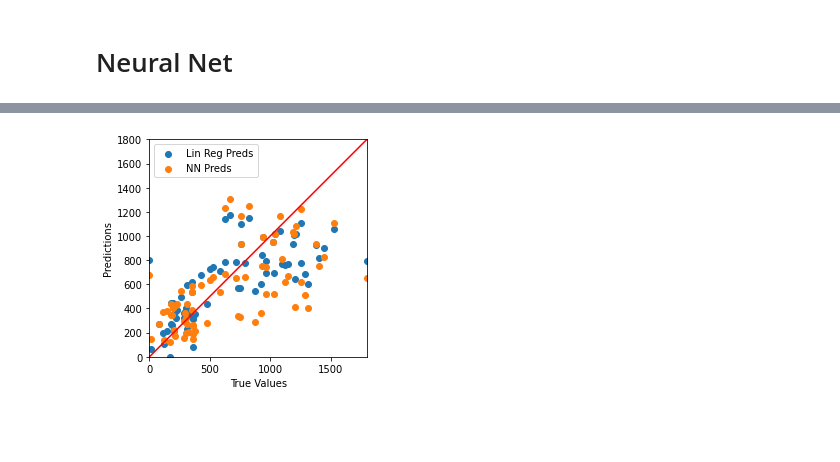
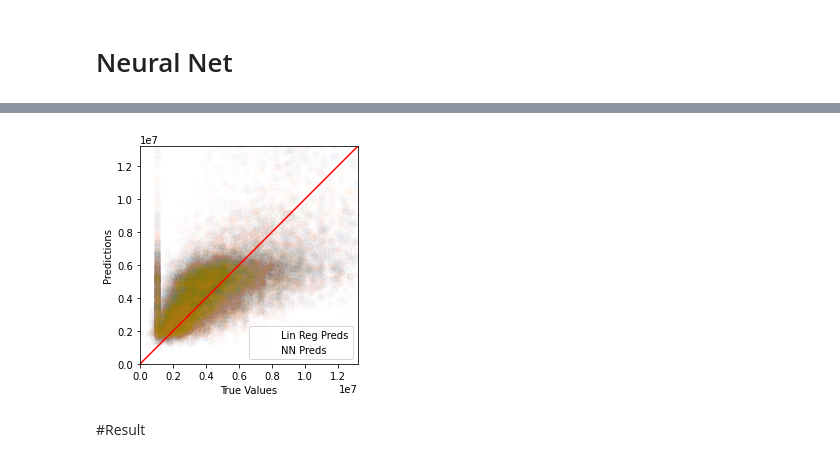
Before and after one commit to kristevalex/jupyterlab-tutorial, a Jupyter notebook: regression.ipynb, the cells around one changed output, grey strips where cells are left out. Drawn from its saved outputs; the diff is of its cells as text; code cells hidden in the pictures; blank space fills up the shorter version.

```diff
--- a/regression.ipynb
+++ b/regression.ipynb
@@ -48,5 +189,5 @@ for label in df.columns[1:]:
 # %%
-df = df.drop(["wind", "visibility", "functional"], axis=1)
+df.drop(["wind", "visibility", "functional"], axis=1)
 # %%
 df.head()
 # %% [output]
@@ -198,5 +361,5 @@ plt.show()
 # %%
-all_normalizer = tf.keras.layers.Normalization(input_shape=(6,), axis=-1)
+all_normalizer = tf.keras.layers.Normalization(input_shape=(len(X_train_all[0]),), axis=-1)
 all_normalizer.adapt(X_train_all)
 # %%
 nn_model = tf.keras.Sequential([
@@ -210,7 +375,7 @@ nn_model.compile(optimizer=tf.keras.optimizers.Adam(learning_rate=0.001), loss='
 history = nn_model.fit(
     X_train_all, y_train_all,
     validation_data=(X_val_all, y_val_all),
-    verbose=0, epochs=100
+    verbose=0, epochs=15
 )
 # %%
 plot_loss(history)
@@ -218,0 +384,33 @@ plot_loss(history)
+# %%
+bestnn = None
+minerr = float('inf')
+
+for layersnum in range(2, 5):
+  for layersize in [16, 32, 64]:
+    for lr in [0.01, 0.02, 0.04, 0.1, 0.2, 0.4]:
+      for iters in range(10, 35, 3):
+        layers = [all_normalizer]
+        for i in range(layersnum):
+          layers.append(tf.keras.layers.Dense(layersize, activation='relu'))
+        layers.append(tf.keras.layers.Dense(1))
+        nn_model = tf.keras.Sequential(layers)
+        nn_model.compile(optimizer=tf.keras.optimizers.Adam(learning_rate=lr), loss='mean_squared_error')
+
+
+        history = nn_model.fit(
+            X_train_all, y_train_all,
+            validation_data=(X_val_all, y_val_all),
+            verbose=0, epochs=iters
+        )
+
+        plot_loss(history)
+
+        y_pred_nn = nn_model.predict(X_test_all)
+        err = MSE(y_pred_nn, y_test_all)
+
+        print(f"layersnum {layersnum}, layersize {layersize}, lr {lr}, iters {iters}, err {err}")
+        print(f"---------------------------------------------------------------------------------------")
+
+        if err < minerr:
+          minerr = err
+          bestnn = nn_model
@@ -234,13 +468,15 @@ MSE(y_pred_nn, y_test_all)
 # %%
 ax = plt.axes(aspect="equal")
-plt.scatter(y_test_all, y_pred_lr, label="Lin Reg Preds")
-plt.scatter(y_test_all, y_pred_nn, label="NN Preds")
+plt.scatter(y_test_all, y_pred_lr, label="Lin Reg Preds", alpha=0.01)
+plt.scatter(y_test_all, y_pred_nn, label="NN Preds", alpha=0.01)
 plt.xlabel("True Values")
 plt.ylabel("Predictions")
-lims = [0, 1800]
+lims = [0, 13203873]
 plt.xlim(lims)
 plt.ylim(lims)
 plt.legend()
 _ = plt.plot(lims, lims, c="red")
 # %% [output]
-[figure, old version]
+[figure, new version]
+# %% [markdown]
+#Result
```
Also changed, not shown: parts of 62 cells of this notebook.
